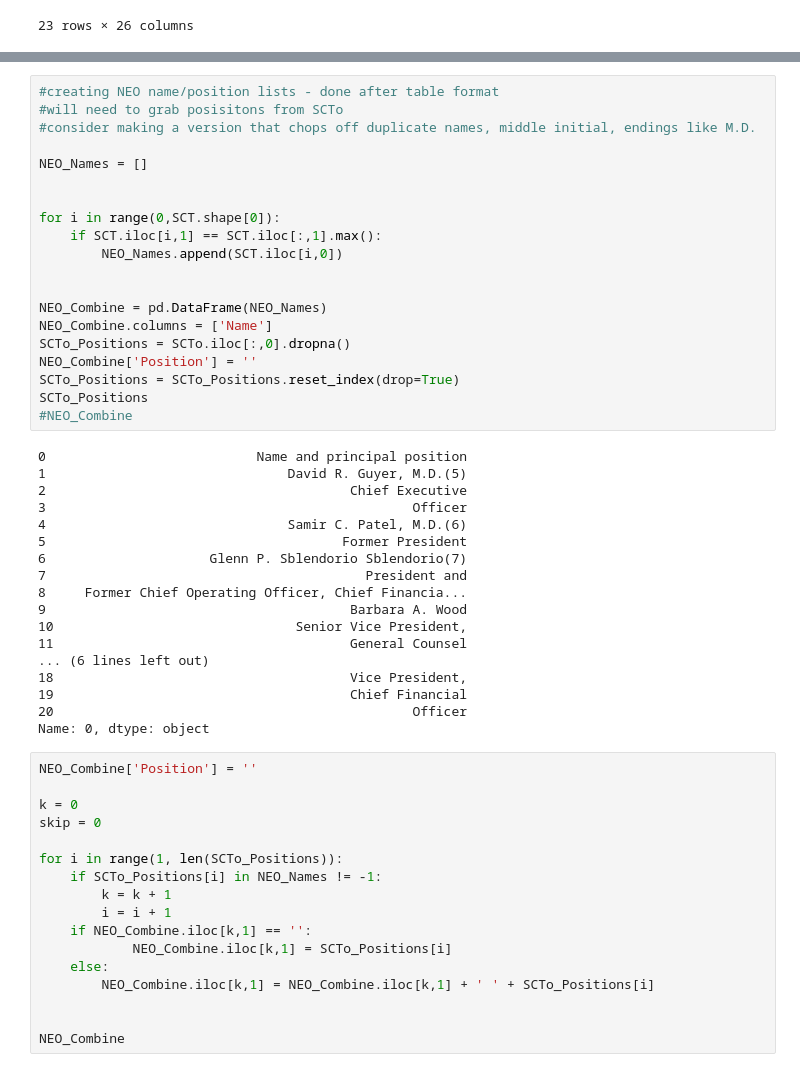
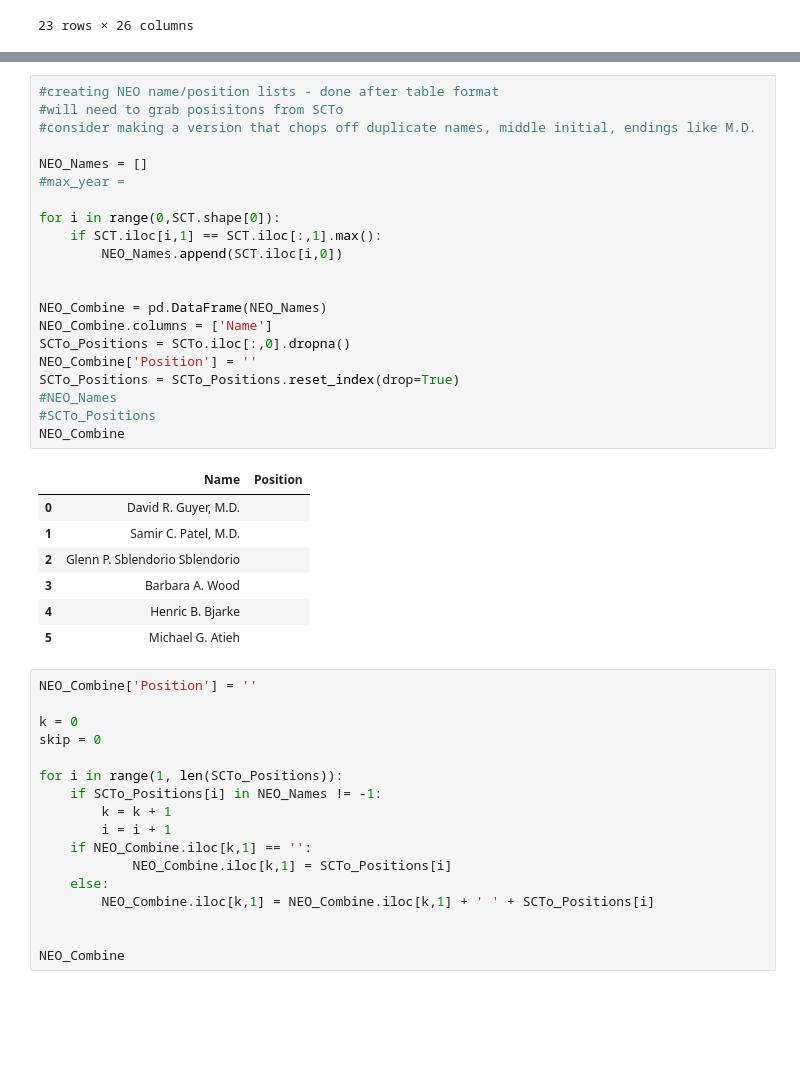
Before and after one commit to mooredj565/python_scripts, a Jupyter notebook: DEF14A Scraper.ipynb, the cells around one changed output, grey strips where cells are left out. Saved outputs shown, nothing was run; the diff lists cells and outputs as text; blank space fills up the shorter version.

```diff
--- a/DEF14A Scraper.ipynb
+++ b/DEF14A Scraper.ipynb
@@ -138,41 +169,32 @@ SCT
 # %%
 #creating NEO name/position lists - done after table format
 #will need to grab posisitons from SCTo
 #consider making a version that chops off duplicate names, middle initial, endings like M.D.
 
 NEO_Names = []
-
+#max_year =
 
 for i in range(0,SCT.shape[0]):
     if SCT.iloc[i,1] == SCT.iloc[:,1].max():
         NEO_Names.append(SCT.iloc[i,0])
 
 
 NEO_Combine = pd.DataFrame(NEO_Names)
 NEO_Combine.columns = ['Name']
 SCTo_Positions = SCTo.iloc[:,0].dropna()
 NEO_Combine['Position'] = ''
 SCTo_Positions = SCTo_Positions.reset_index(drop=True)
-SCTo_Positions
-#NEO_Combine
+#NEO_Names
+#SCTo_Positions
+NEO_Combine
 # %% [output]
-0                           Name and principal position
-1                               David R. Guyer, M.D.(5)
-2                                       Chief Executive
-3                                               Officer
-4                               Samir C. Patel, M.D.(6)
-5                                      Former President
-6                     Glenn P. Sblendorio Sblendorio(7)
-7                                         President and
-8     Former Chief Operating Officer, Chief Financia...
-9                                       Barbara A. Wood
-10                               Senior Vice President,
-11                                      General Counsel
-... (6 lines left out)
-18                                      Vice President,
-19                                      Chief Financial
-20                                              Officer
-Name: 0, dtype: object
+|  | Name | Position |
+| 0 | David R. Guyer, M.D. |  |
+| 1 | Samir C. Patel, M.D. |  |
+| 2 | Glenn P. Sblendorio Sblendorio |  |
+| 3 | Barbara A. Wood |  |
+| 4 | Henric B. Bjarke |  |
+| 5 | Michael G. Atieh |  |
 # %%
 NEO_Combine['Position'] = ''
 
```
Also changed, not shown: parts of 3 cells of this notebook.
